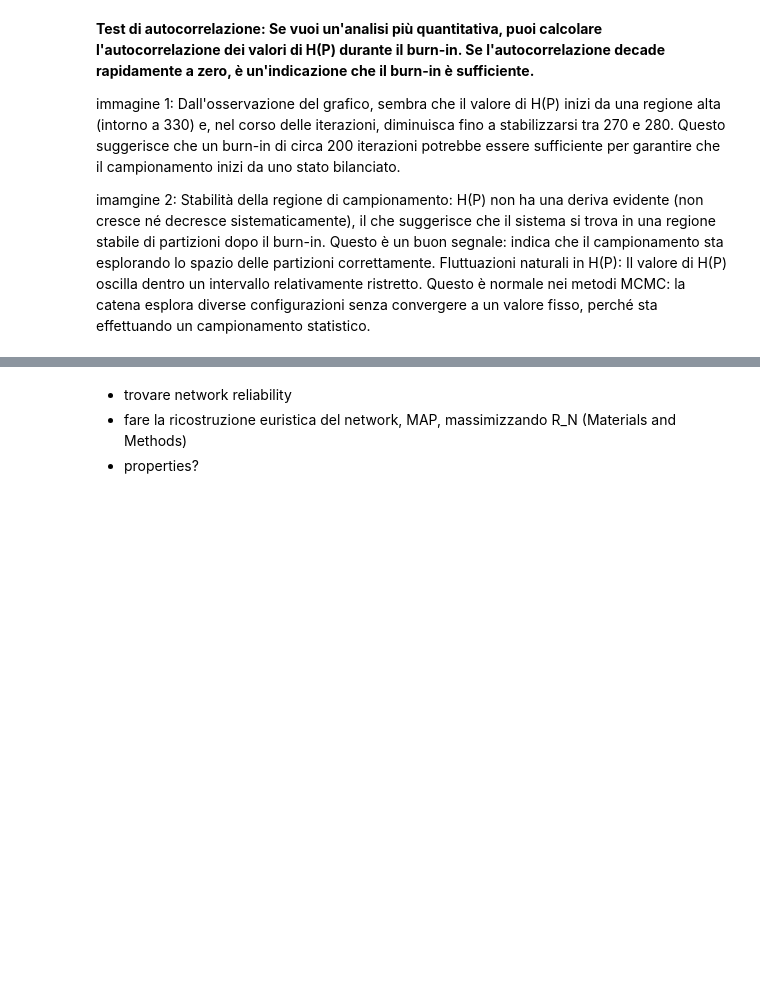
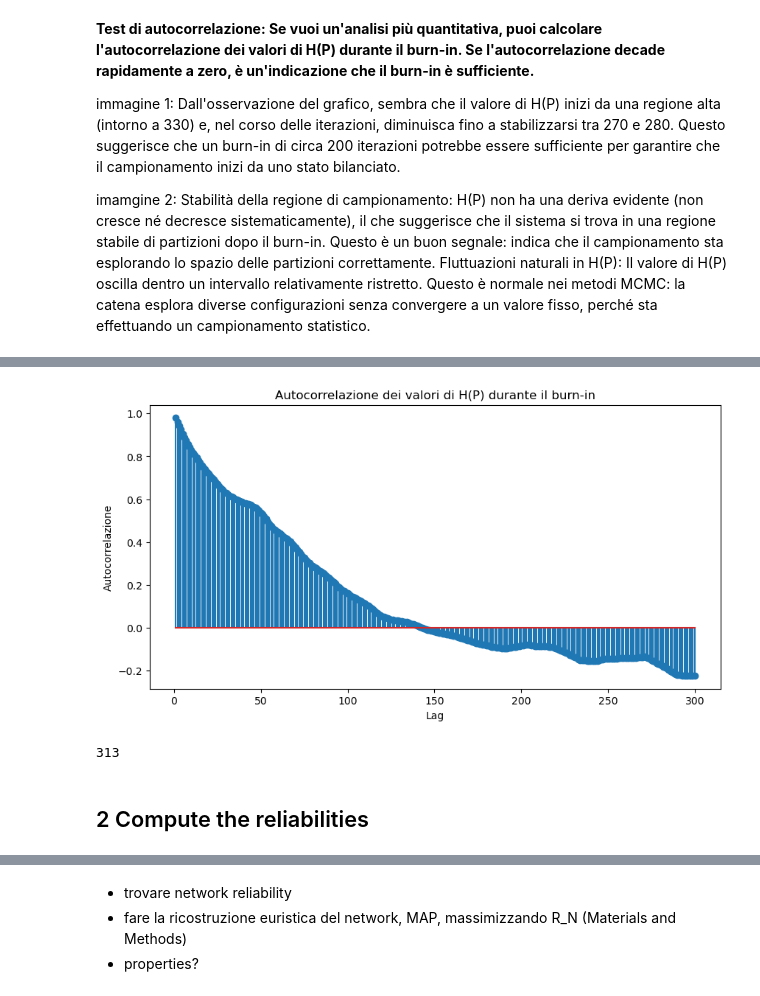
Before and after one commit to EugeniaBoccanera/Information-Theory-Project, a Jupyter notebook: main_metropolis_lu.ipynb, the cells around one changed output, grey strips where cells are left out. Cells and saved outputs as stored; diff of their text form; code cells hidden in the pictures; blank space fills up the shorter version.

```diff
--- a/main_metropolis_lu.ipynb
+++ b/main_metropolis_lu.ipynb
@@ -546,0 +442,36 @@ Coppia (29, 30): RL = 0.2932
+# %%
+##### Poi questo lo togliamo, è solo per vedere come va l'autocorrelazione
+
+def autocorrelation(series, max_lag):
+    """ Calcola l'autocorrelazione per una serie di valori fino a max_lag. """
+    n = len(series)
+    mean = np.mean(series)
+    c0 = np.sum((series - mean) ** 2) / n
+    autocorrs = []
+
+    for lag in range(1, max_lag + 1):
+        ct = np.sum((series[:n - lag] - mean) * (series[lag:] - mean)) / (n - lag)
+        autocorrs.append(ct / c0)
+
+    return autocorrs
+
+# Calcoliamo l'autocorrelazione per i valori di H(P) del burn-in
+max_lag = 300  # Puoi variare questo valore per vedere fino a dove l'autocorrelazione decade
+autocorr_values = autocorrelation(H_burn_in, max_lag)
+
+# Plottiamo la funzione di autocorrelazione
+plt.figure(figsize=(10, 5))
+plt.stem(range(1, max_lag + 1), autocorr_values, use_line_collection=True)
+plt.xlabel("Lag")
+plt.ylabel("Autocorrelazione")
+plt.title("Autocorrelazione dei valori di H(P) durante il burn-in")
+plt.show()
+# %% [output]
+[figure, added]
+# %%
+################# da togliere
+len(H_final)
+# %% [output]
+313
+# %% [markdown]
+## 2 Compute the reliabilities
```
Also changed, not shown: parts of 50 cells of this notebook.
